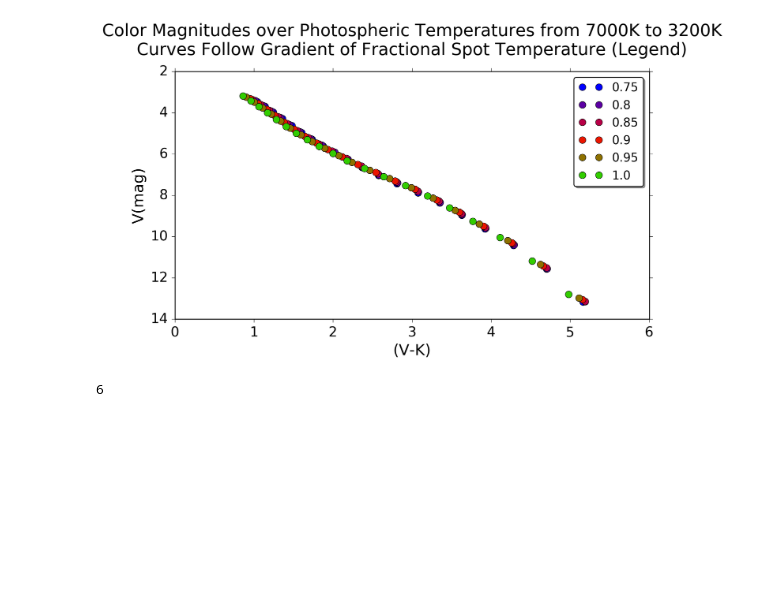
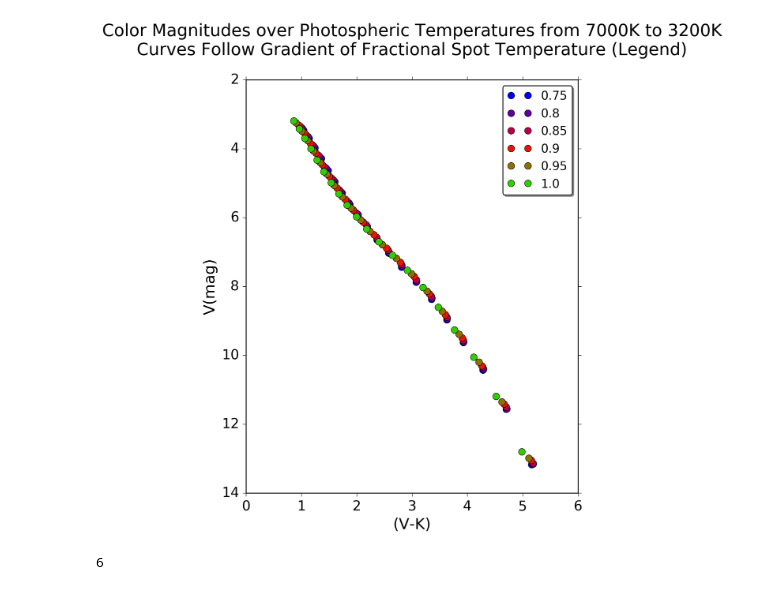
Before and after one commit to jradavenport/spot-colors, a Jupyter notebook: StarSpotMagModel.ipynb, the cells around one changed output. Saved outputs shown, nothing was run; the diff lists cells and outputs as text; code cells hidden in the pictures; blank space fills up the shorter version.

```diff
--- a/StarSpotMagModel.ipynb
+++ b/StarSpotMagModel.ipynb
@@ -144,23 +146,26 @@ for i in range(len(SpTempFrac)):
 #Vmags and VKmags filled with sets of magnitudes over photospheric temperature range. Sets follow range of
 #spot temperature as a fraction of photospheric temperature
 # %%
+plt.figure(figsize=(7,10))
 colormap = plt.cm.brg
 plt.gca().set_color_cycle([colormap(i) for i in np.linspace(0,0.9,6)])
 
+
 for i in range(len(SpTempFrac)):
     plt.plot(VKmags[i],Vmags[i],'o')
+
 
 plt.tight_layout
 plt.gca().invert_yaxis()
 plt.subplots_adjust(top=0.8)
 
 plt.legend(SpTempFrac,fancybox=True,shadow=True)
 plt.xlabel('(V-K)')
 plt.ylabel('V(mag)')
 plt.title('Color Magnitudes over Photospheric Temperatures from 7000K to 3200K\nCurves Follow Gradient of Fractional Spot Temperature (Legend)',y=1.05)
 plt.savefig('ColorMagsDots.jpg')
 # %% [output]
-[figure, old version]
+[figure, new version]
 # %%
 SpTempFrac = np.arange(0.75,1.04,0.05)
 print(len(SpTempFrac))
```
Also changed, not shown: parts of 4 cells of this notebook, 5 other files.
